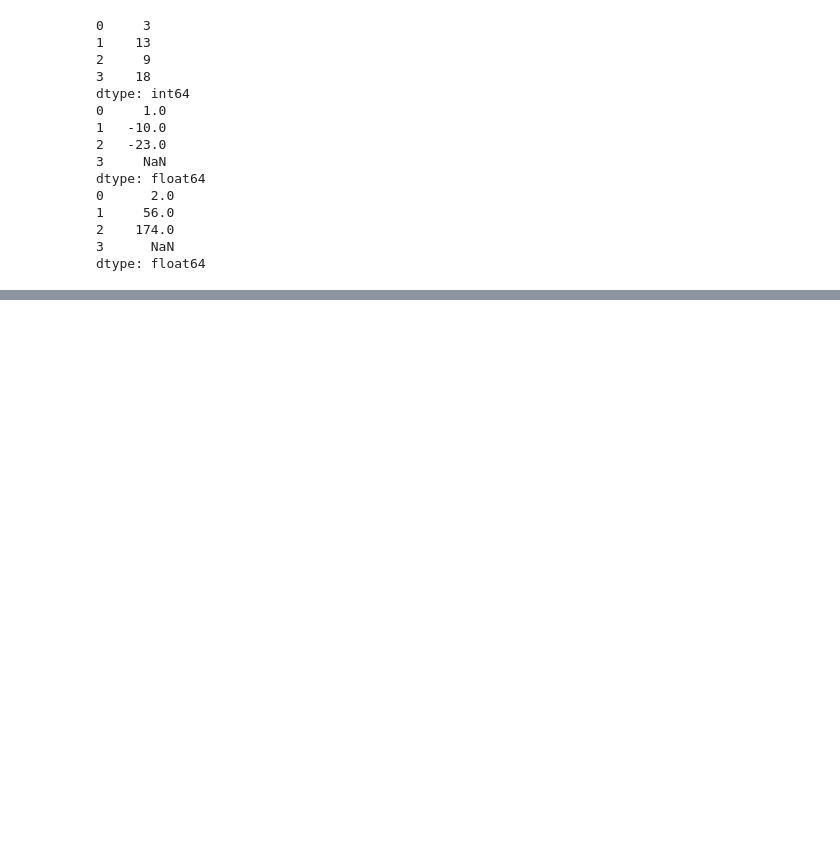
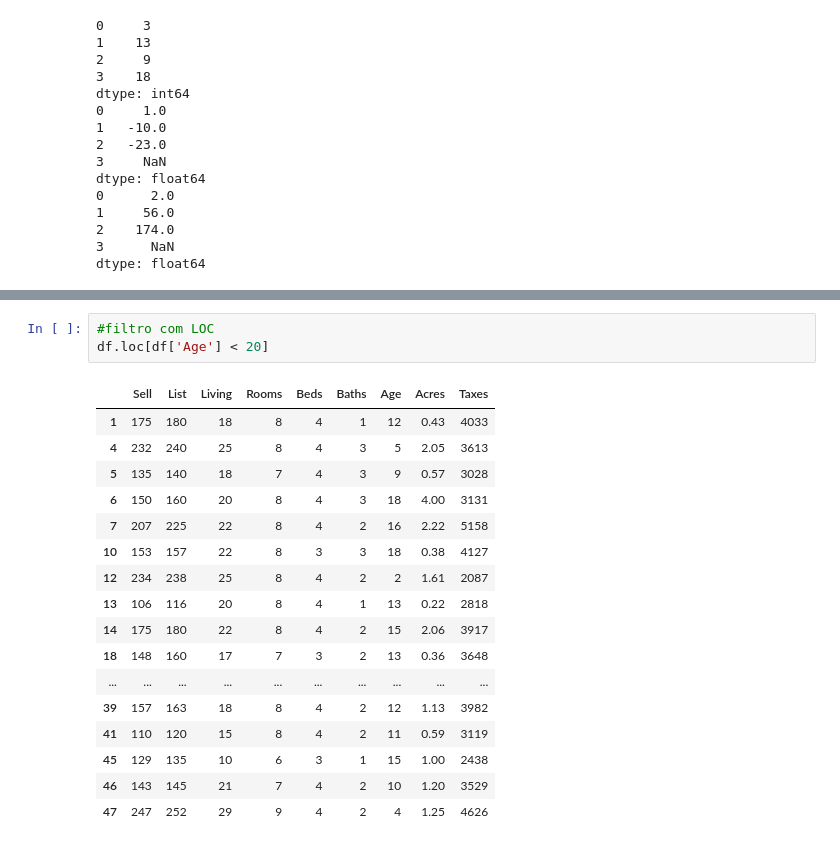
Before and after one commit to lioradopacio/Python_pandas, a Jupyter notebook: monitoria_pandas.ipynb, the cells around one changed output, grey strips where cells are left out. Cells and saved outputs as stored; diff of their text form; blank space fills up the shorter version.

```diff
--- a/monitoria_pandas.ipynb
+++ b/monitoria_pandas.ipynb
@@ -161,0 +315,21 @@ dtype: float64
+# %%
+#filtro com LOC
+df.loc[df['Age'] < 20]
+# %% [output]
+|  | Sell | List | Living | Rooms | Beds | Baths | Age | Acres | Taxes |
+| 1 | 175 | 180 | 18 | 8 | 4 | 1 | 12 | 0.43 | 4033 |
+| 4 | 232 | 240 | 25 | 8 | 4 | 3 | 5 | 2.05 | 3613 |
+| 5 | 135 | 140 | 18 | 7 | 4 | 3 | 9 | 0.57 | 3028 |
+| 6 | 150 | 160 | 20 | 8 | 4 | 3 | 18 | 4.00 | 3131 |
+| 7 | 207 | 225 | 22 | 8 | 4 | 2 | 16 | 2.22 | 5158 |
+| 10 | 153 | 157 | 22 | 8 | 3 | 3 | 18 | 0.38 | 4127 |
+| 12 | 234 | 238 | 25 | 8 | 4 | 2 | 2 | 1.61 | 2087 |
+| 13 | 106 | 116 | 20 | 8 | 4 | 1 | 13 | 0.22 | 2818 |
+| 14 | 175 | 180 | 22 | 8 | 4 | 2 | 15 | 2.06 | 3917 |
+| 18 | 148 | 160 | 17 | 7 | 3 | 2 | 13 | 0.36 | 3648 |
+| ... | ... | ... | ... | ... | ... | ... | ... | ... | ... |
+| 39 | 157 | 163 | 18 | 8 | 4 | 2 | 12 | 1.13 | 3982 |
+| 41 | 110 | 120 | 15 | 8 | 4 | 2 | 11 | 0.59 | 3119 |
+| 45 | 129 | 135 | 10 | 6 | 3 | 1 | 15 | 1.00 | 2438 |
+| 46 | 143 | 145 | 21 | 7 | 4 | 2 | 10 | 1.20 | 3529 |
+| 47 | 247 | 252 | 29 | 9 | 4 | 2 | 4 | 1.25 | 4626 |
```
Also changed, not shown: parts of 29 cells of this notebook.
